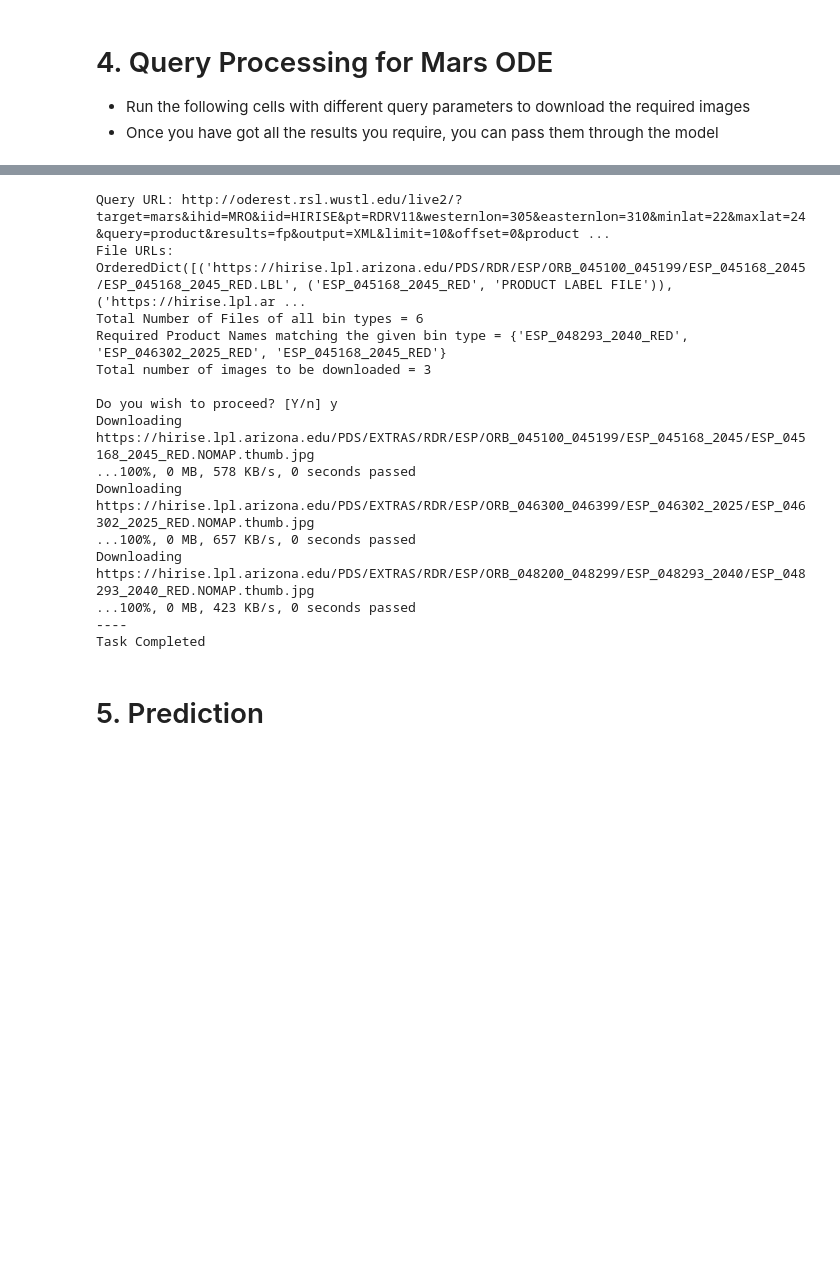
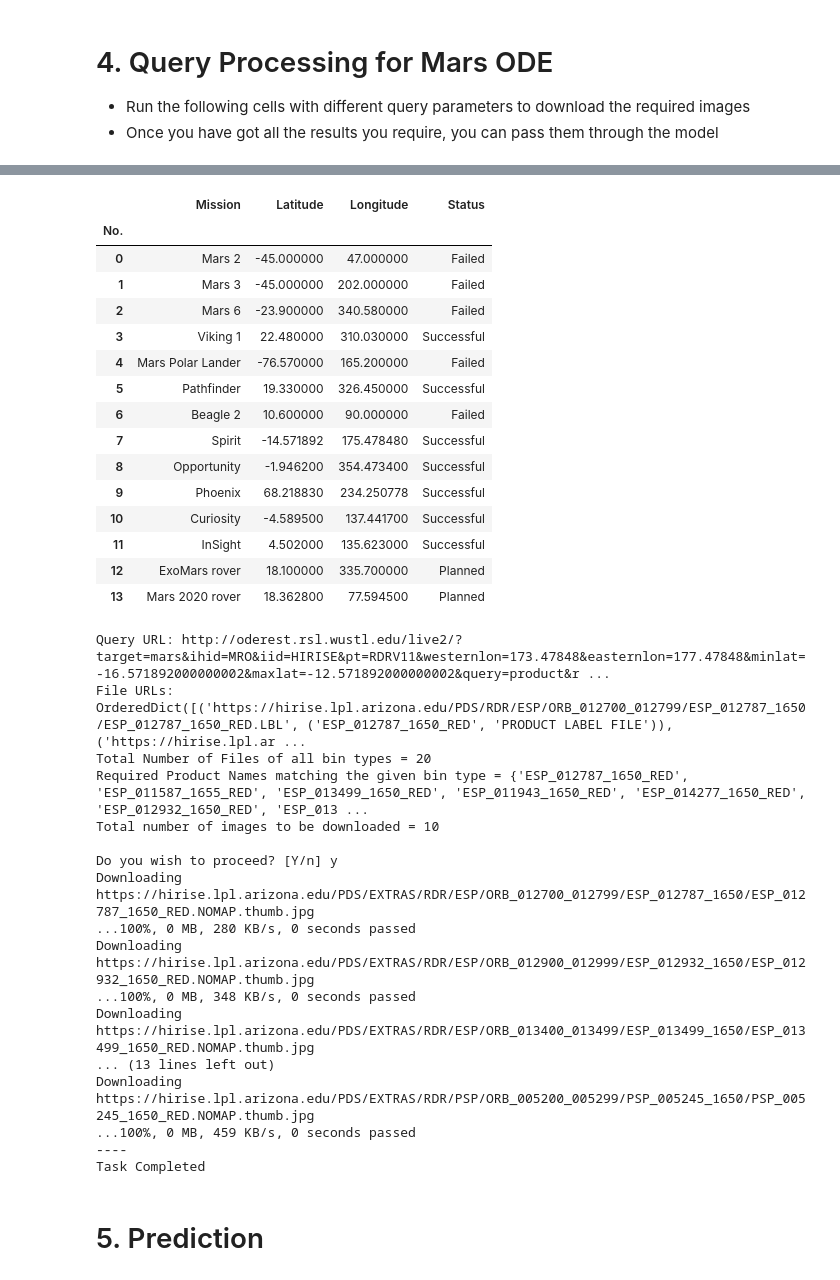
Before and after one commit to cienciaydatos/ai-challenge-mars, a Jupyter notebook: UNet/notebooks/Mars_ODE_Data_Pipeline_+_U_Net_Prediction.ipynb, the cells around one changed output, grey strips where cells are left out. Cells and saved outputs as stored; diff of their text form; code cells hidden in the pictures; blank space fills up the shorter version.

```diff
--- a/UNet/notebooks/Mars_ODE_Data_Pipeline_+_U_Net_Prediction.ipynb
+++ b/UNet/notebooks/Mars_ODE_Data_Pipeline_+_U_Net_Prediction.ipynb
@@ -180,0 +201,20 @@ def get_object_count(img):
+# %%
+landing_sites_df = pd.read_csv('landing_sites_ode_coordinates.csv', index_col=0)
+landing_sites_df
+# %% [output]
+|  | Mission | Latitude | Longitude | Status |
+| No. |  |  |  |  |
+| 0 | Mars 2 | -45.000000 | 47.000000 | Failed |
+| 1 | Mars 3 | -45.000000 | 202.000000 | Failed |
+| 2 | Mars 6 | -23.900000 | 340.580000 | Failed |
+| 3 | Viking 1 | 22.480000 | 310.030000 | Successful |
+| 4 | Mars Polar Lander | -76.570000 | 165.200000 | Failed |
+| 5 | Pathfinder | 19.330000 | 326.450000 | Successful |
+| 6 | Beagle 2 | 10.600000 | 90.000000 | Failed |
+| 7 | Spirit | -14.571892 | 175.478480 | Successful |
+| 8 | Opportunity | -1.946200 | 354.473400 | Successful |
+| 9 | Phoenix | 68.218830 | 234.250778 | Successful |
+| 10 | Curiosity | -4.589500 | 137.441700 | Successful |
+| 11 | InSight | 4.502000 | 135.623000 | Successful |
+| 12 | ExoMars rover | 18.100000 | 335.700000 | Planned |
+| 13 | Mars 2020 rover | 18.362800 | 77.594500 | Planned |
@@ -181,13 +229,4 @@ def get_object_count(img):
 # %%
-# Query Parameters
-
-# Basic Query Parameters
-western_lon = 305  # Western longitude to look for the data, from 0 to 360
-eastern_lon = 310  # Eastern longitude to look for the data, from 0 to 360
-min_lat = 22  # Minimal latitude to look for the data, from -90 to 90
-max_lat = 24  # Maximal latitude to look for the data, from -90 to 90
-product_id = '*RED*'  # PDS Product Id to look for, with wildcards (*) allowed
-
 # Advanced Query Parameters
 target = 'mars'  # Aimed planetary body, i.e., Mars, Mercury, Moon, Phobos, or Venus
 mission = 'MRO'  # Aimed mission, e.g., MGS or MRO
@@ -228,19 +267,21 @@ if IS_CHUNKING_REQUIRED and should_continue:
   query_result_processor.process(SAVE_DIR_PREFIX, CHUNK_SIZE, SKIP_BLACK_IMAGES, ALIGN_AND_CROP_THRESHOLDS, vectorized_chunks)
 print("Task Completed")
 # %% [output]
-Query URL: http://oderest.rsl.wustl.edu/live2/?target=mars&ihid=MRO&iid=HIRISE&pt=RDRV11&westernlon=305&easternlon=310&minlat=22&maxlat=24&query=product&results=fp&output=XML&limit=10&offset=0&product ...
-File URLs: OrderedDict([('https://hirise.lpl.arizona.edu/PDS/RDR/ESP/ORB_045100_045199/ESP_045168_2045/ESP_045168_2045_RED.LBL', ('ESP_045168_2045_RED', 'PRODUCT LABEL FILE')), ('https://hirise.lpl.ar ...
-Total Number of Files of all bin types = 6
-Required Product Names matching the given bin type = {'ESP_048293_2040_RED', 'ESP_046302_2025_RED', 'ESP_045168_2045_RED'}
-Total number of images to be downloaded = 3
+Query URL: http://oderest.rsl.wustl.edu/live2/?target=mars&ihid=MRO&iid=HIRISE&pt=RDRV11&westernlon=173.47848&easternlon=177.47848&minlat=-16.571892000000002&maxlat=-12.571892000000002&query=product&r ...
+File URLs: OrderedDict([('https://hirise.lpl.arizona.edu/PDS/RDR/ESP/ORB_012700_012799/ESP_012787_1650/ESP_012787_1650_RED.LBL', ('ESP_012787_1650_RED', 'PRODUCT LABEL FILE')), ('https://hirise.lpl.ar ...
+Total Number of Files of all bin types = 20
+Required Product Names matching the given bin type = {'ESP_012787_1650_RED', 'ESP_011587_1655_RED', 'ESP_013499_1650_RED', 'ESP_011943_1650_RED', 'ESP_014277_1650_RED', 'ESP_012932_1650_RED', 'ESP_013 ...
+Total number of images to be downloaded = 10
 
 Do you wish to proceed? [Y/n] y
-Downloading https://hirise.lpl.arizona.edu/PDS/EXTRAS/RDR/ESP/ORB_045100_045199/ESP_045168_2045/ESP_045168_2045_RED.NOMAP.thumb.jpg
-...100%, 0 MB, 578 KB/s, 0 seconds passed
-Downloading https://hirise.lpl.arizona.edu/PDS/EXTRAS/RDR/ESP/ORB_046300_046399/ESP_046302_2025/ESP_046302_2025_RED.NOMAP.thumb.jpg
-...100%, 0 MB, 657 KB/s, 0 seconds passed
-Downloading https://hirise.lpl.arizona.edu/PDS/EXTRAS/RDR/ESP/ORB_048200_048299/ESP_048293_2040/ESP_048293_2040_RED.NOMAP.thumb.jpg
-...100%, 0 MB, 423 KB/s, 0 seconds passed
+Downloading https://hirise.lpl.arizona.edu/PDS/EXTRAS/RDR/ESP/ORB_012700_012799/ESP_012787_1650/ESP_012787_1650_RED.NOMAP.thumb.jpg
+...100%, 0 MB, 280 KB/s, 0 seconds passed
+Downloading https://hirise.lpl.arizona.edu/PDS/EXTRAS/RDR/ESP/ORB_012900_012999/ESP_012932_1650/ESP_012932_1650_RED.NOMAP.thumb.jpg
+...100%, 0 MB, 348 KB/s, 0 seconds passed
+Downloading https://hirise.lpl.arizona.edu/PDS/EXTRAS/RDR/ESP/ORB_013400_013499/ESP_013499_1650/ESP_013499_1650_RED.NOMAP.thumb.jpg
+... (13 lines left out)
+Downloading https://hirise.lpl.arizona.edu/PDS/EXTRAS/RDR/PSP/ORB_005200_005299/PSP_005245_1650/PSP_005245_1650_RED.NOMAP.thumb.jpg
+...100%, 0 MB, 459 KB/s, 0 seconds passed
 ----
 Task Completed
 # %% [markdown]
```
Also changed, not shown: parts of 10 cells of this notebook.
